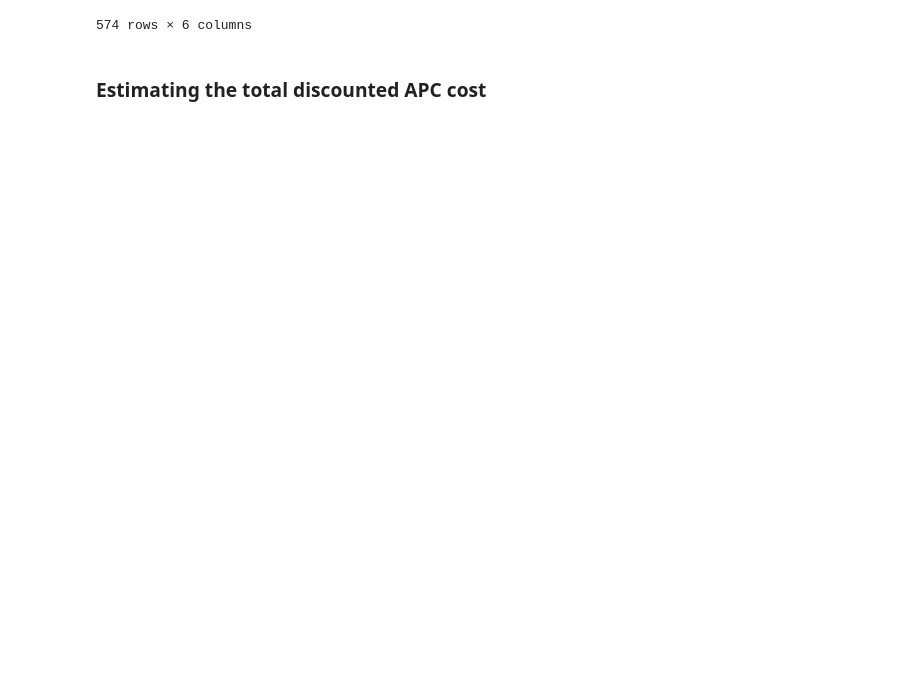
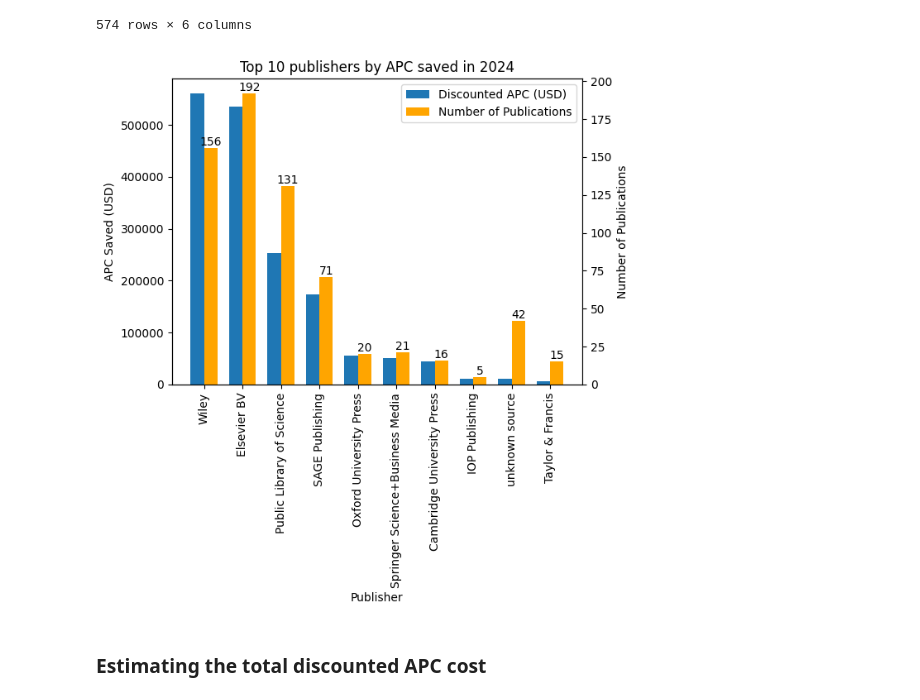
Before and after one commit to McMasterRS/research-impact-analysis, a Jupyter notebook: apc.ipynb, the cells around one changed output. Saved outputs shown, nothing was run; the diff lists cells and outputs as text; code cells hidden in the pictures; blank space fills up the shorter version.

Commit message:
added top publishers by apc saved graph

```diff
--- a/apc.ipynb
+++ b/apc.ipynb
@@ -41,6 +41,7 @@ Next, we identify the publication year we are interested in analyzing. If the de
 Finally, becauase editorial content is not typically subject to APCs, we will limit our search to works with the publication types "article" or "review".
 # %%
 SAVE_CSV = False  # flag to determine whether to save the output as a CSV file
+FIRST_NUM_ROWS = 10  # number of top items to display
 
 # input
 ror_id = "https://ror.org/02fa3aq29"
@@ -384,6 +385,62 @@ df_apc
 | https://openalex.org/S99546260 | 1836-9561 | [1836-9561, 1836-9553] | Journal of physiotherapy | Elsevier BV | 1 | 3450.0 | ... |
 | https://openalex.org/S99985186 | 1360-8592 | [1360-8592, 1532-9283] | Journal of Bodywork and Movement ... | Elsevier BV | 1 | 2670.0 | ... |
 574 rows × 6 columns
+# %%
+import matplotlib.pyplot as plt
+
+# group the dataframe by 'source_host_organization'
+# and aggregate 'num_publications' by summing
+# and 'apc_usd' by summing
+# and 'discounted_apc_usd' by summing
+_df_apc = df_apc.groupby(["source_host_organization"]).agg({"num_publications": "sum", "apc_usd": "sum", "discounted_apc_usd": "sum"})
+# calculate the total apc savings by subtracting discounted apc from original apc
+_df_apc["apc_saved"] = _df_apc["apc_usd"] - _df_apc["discounted_apc_usd"]
+
+if SAVE_CSV:
+    _df_apc.to_csv(f"apc_usd_with_discounts_by_source_host_organization.csv", index=True)
+
+# sort the dataframe by 'discounted_apc_usd' in descending order and select the top rows
+_df_apc = _df_apc.sort_values(by="apc_saved", ascending=False).head(FIRST_NUM_ROWS)
+
+# create the figure and the first y-axis
+fig, ax1 = plt.subplots()
+# create a second y-axis that shares the same x-axis
+ax2 = ax1.twinx()
+
+# define the width of each bar and the positions for the bars
+bar_width = 0.35
+positions = np.arange(len(_df_apc))
+
+# plot the bars for discounted apc on the first y-axis
+bar1 = ax1.bar(positions - bar_width / 2, _df_apc["apc_saved"], bar_width, label="Discounted APC (USD)")
+# plot the bars for number of publications on the second y-axis
+bar2 = ax2.bar(positions + bar_width / 2, _df_apc["num_publications"], bar_width, color="orange", label="Number of Publications")
+
+# set the x-axis tick positions and labels
+ax1.set_xticks(positions)
+ax1.set_xticklabels(_df_apc.index, rotation="vertical")
+
+# set the x-axis label
+ax1.set_xlabel("Publisher")
+
+# set the y-axis labels for both axes
+ax1.set_ylabel("APC Saved (USD)")
+ax2.set_ylabel("Number of Publications")
+
+# add a combined legend for both bar plots
+ax1.legend([bar1, bar2], [bar1.get_label(), bar2.get_label()], loc="upper right")
+
+# add value labels on top of the bars for number of publications
+for bar in bar2:
+    yval = bar.get_height()
+    ax2.text(bar.get_x() + bar.get_width() / 2, yval, int(yval), ha="center", va="bottom")
+
+# set the title of the plot
+plt.title(f"Top {FIRST_NUM_ROWS} publishers by APC saved in {publication_year}")
+
+plt.show()
+# %% [output]
+[figure, added]
 # %% [markdown]
 ### Estimating the total discounted APC cost
 # %%
```
Also changed, not shown: parts of 3 cells of this notebook.
